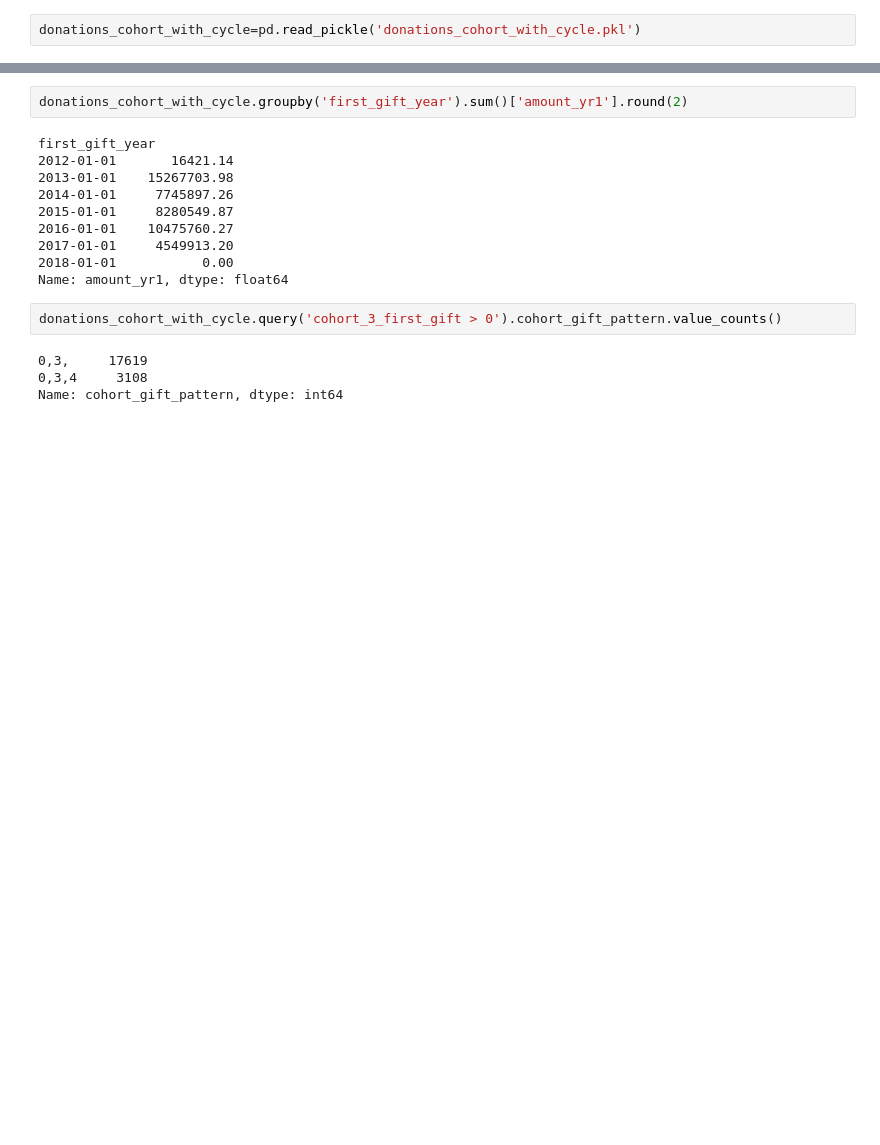
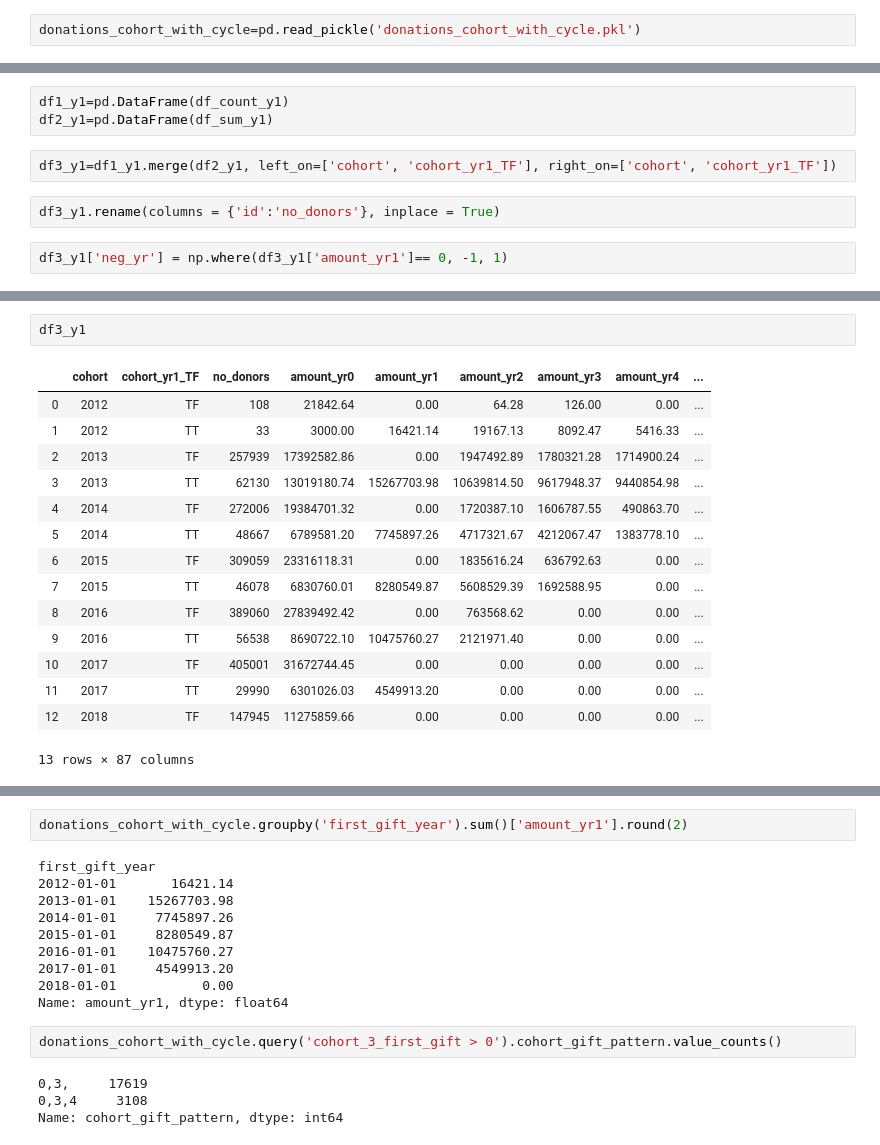
Before and after one commit to erinmarieanderson/donations, a Jupyter notebook: notebooks/11_-Copy1.ipynb, the cells around one changed output, grey strips where cells are left out. Cells and saved outputs as stored; diff of their text form; blank space fills up the shorter version.

```diff
--- a/notebooks/11_-Copy1.ipynb
+++ b/notebooks/11_-Copy1.ipynb
@@ -60,0 +151,9 @@ cohort_gift_pattern
+# %%
+df1_y1=pd.DataFrame(df_count_y1)
+df2_y1=pd.DataFrame(df_sum_y1)
+# %%
+df3_y1=df1_y1.merge(df2_y1, left_on=['cohort', 'cohort_yr1_TF'], right_on=['cohort', 'cohort_yr1_TF'])
+# %%
+df3_y1.rename(columns = {'id':'no_donors'}, inplace = True)
+# %%
+df3_y1['neg_yr'] = np.where(df3_y1['amount_yr1']== 0, -1, 1)
@@ -60,0 +254,18 @@ cohort_gift_pattern
+# %%
+df3_y1
+# %% [output]
+|  | cohort | cohort_yr1_TF | no_donors | amount_yr0 | amount_yr1 | amount_yr2 | amount_yr3 | amount_yr4 | ... |
+| 0 | 2012 | TF | 108 | 21842.64 | 0.00 | 64.28 | 126.00 | 0.00 | ... |
+| 1 | 2012 | TT | 33 | 3000.00 | 16421.14 | 19167.13 | 8092.47 | 5416.33 | ... |
+| 2 | 2013 | TF | 257939 | 17392582.86 | 0.00 | 1947492.89 | 1780321.28 | 1714900.24 | ... |
+| 3 | 2013 | TT | 62130 | 13019180.74 | 15267703.98 | 10639814.50 | 9617948.37 | 9440854.98 | ... |
+| 4 | 2014 | TF | 272006 | 19384701.32 | 0.00 | 1720387.10 | 1606787.55 | 490863.70 | ... |
+| 5 | 2014 | TT | 48667 | 6789581.20 | 7745897.26 | 4717321.67 | 4212067.47 | 1383778.10 | ... |
+| 6 | 2015 | TF | 309059 | 23316118.31 | 0.00 | 1835616.24 | 636792.63 | 0.00 | ... |
+| 7 | 2015 | TT | 46078 | 6830760.01 | 8280549.87 | 5608529.39 | 1692588.95 | 0.00 | ... |
+| 8 | 2016 | TF | 389060 | 27839492.42 | 0.00 | 763568.62 | 0.00 | 0.00 | ... |
+| 9 | 2016 | TT | 56538 | 8690722.10 | 10475760.27 | 2121971.40 | 0.00 | 0.00 | ... |
+| 10 | 2017 | TF | 405001 | 31672744.45 | 0.00 | 0.00 | 0.00 | 0.00 | ... |
+| 11 | 2017 | TT | 29990 | 6301026.03 | 4549913.20 | 0.00 | 0.00 | 0.00 | ... |
+| 12 | 2018 | TF | 147945 | 11275859.66 | 0.00 | 0.00 | 0.00 | 0.00 | ... |
+13 rows × 87 columns
```
Also changed, not shown: parts of 75 cells of this notebook, 15 other files.
